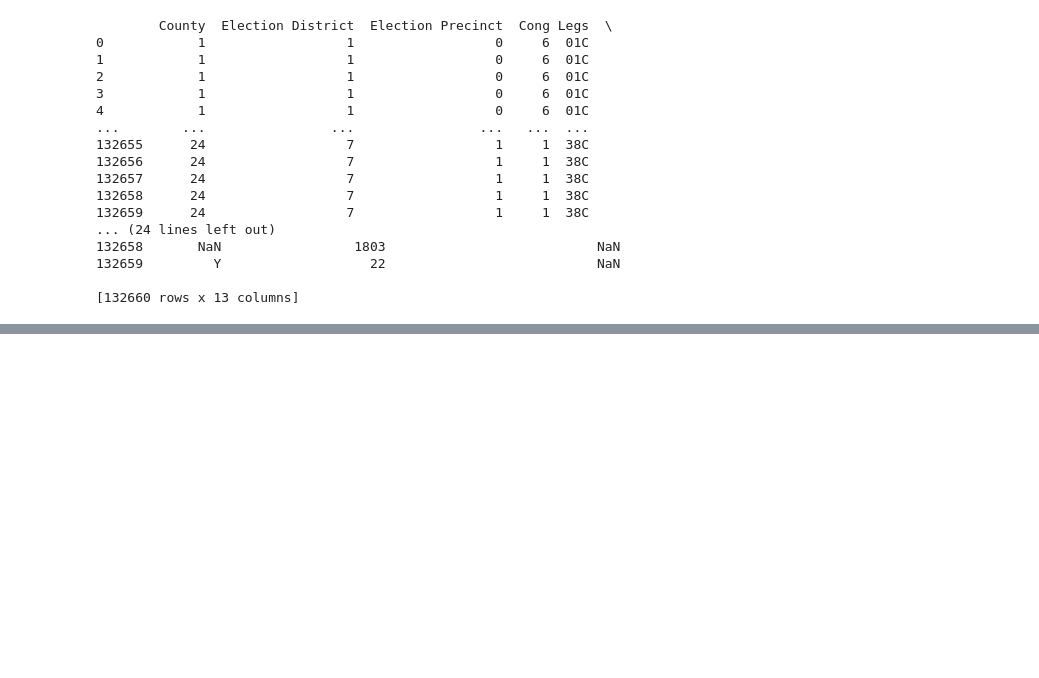
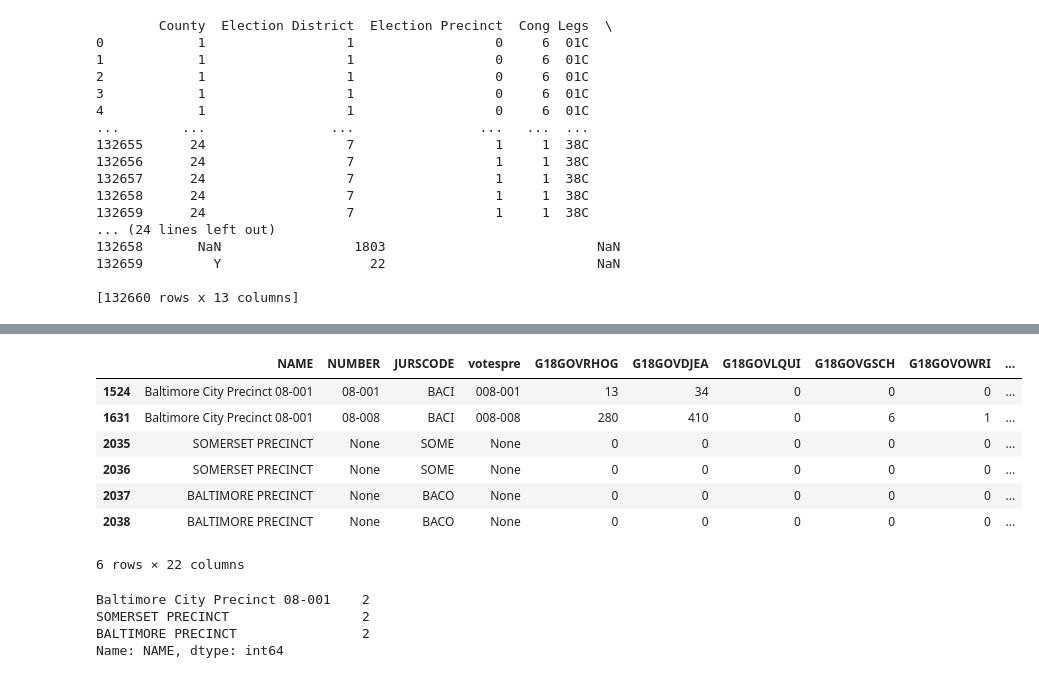
Before and after one commit to nonpartisan-redistricting-datahub/pdv-md, a Jupyter notebook: vest-md-18/vest-md-2018-validation.ipynb, the cells around one changed output, grey strips where cells are left out. Drawn from its saved outputs; the diff is of its cells as text; code cells hidden in the pictures; blank space fills up the shorter version.

```diff
--- a/vest-md-18/vest-md-2018-validation.ipynb
+++ b/vest-md-18/vest-md-2018-validation.ipynb
@@ -64,0 +630,20 @@ print(source_elections)
+# %%
+ser = vest_md_18["NAME"].value_counts(dropna=False)
+dup_list = ser[ser>1].index
+vest_md_18[vest_md_18["NAME"].isin(dup_list)]
+# %% [output]
+|  | NAME | NUMBER | JURSCODE | votespre | G18GOVRHOG | G18GOVDJEA | G18GOVLQUI | G18GOVGSCH | G18GOVOWRI | ... |
+| 1524 | Baltimore City Precinct 08-001 | 08-001 | BACI | 008-001 | 13 | 34 | 0 | 0 | 0 | ... |
+| 1631 | Baltimore City Precinct 08-001 | 08-008 | BACI | 008-008 | 280 | 410 | 0 | 6 | 1 | ... |
+| 2035 | SOMERSET PRECINCT | None | SOME | None | 0 | 0 | 0 | 0 | 0 | ... |
+| 2036 | SOMERSET PRECINCT | None | SOME | None | 0 | 0 | 0 | 0 | 0 | ... |
+| 2037 | BALTIMORE PRECINCT | None | BACO | None | 0 | 0 | 0 | 0 | 0 | ... |
+| 2038 | BALTIMORE PRECINCT | None | BACO | None | 0 | 0 | 0 | 0 | 0 | ... |
+6 rows × 22 columns
+# %%
+print(ser[ser>1])
+# %% [output]
+Baltimore City Precinct 08-001    2
+SOMERSET PRECINCT                 2
+BALTIMORE PRECINCT                2
+Name: NAME, dtype: int64
```
Also changed, not shown: parts of 58 cells of this notebook.
